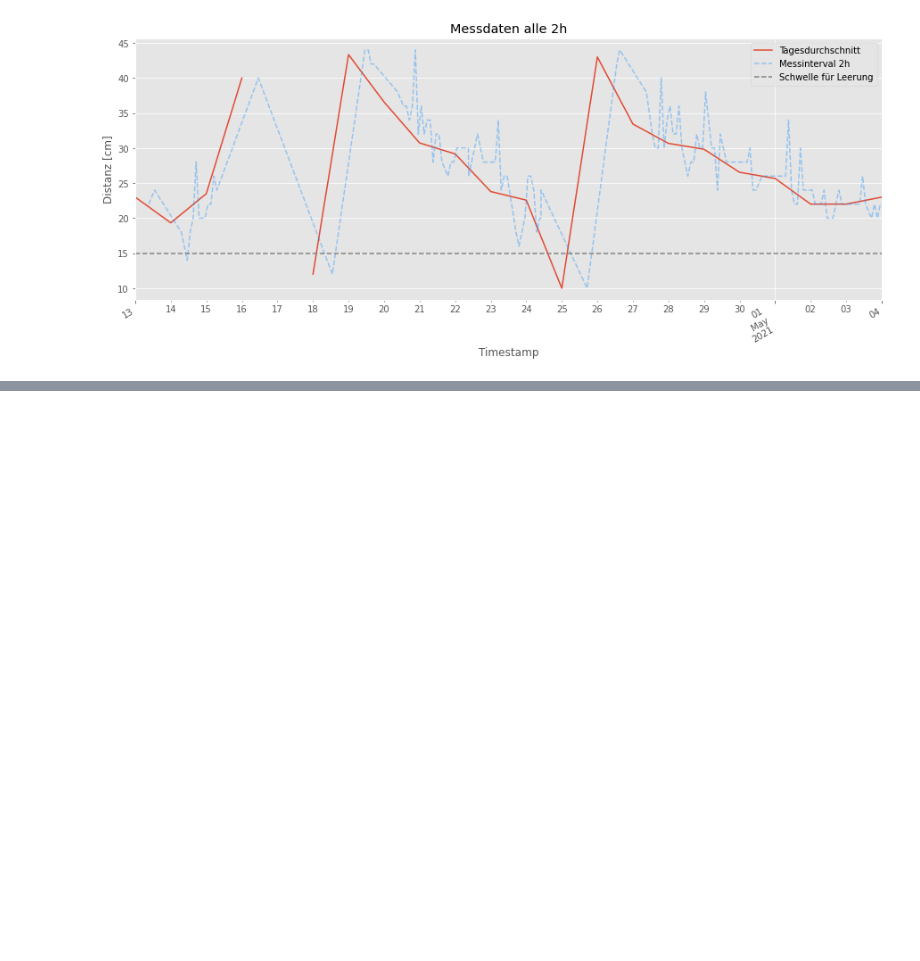
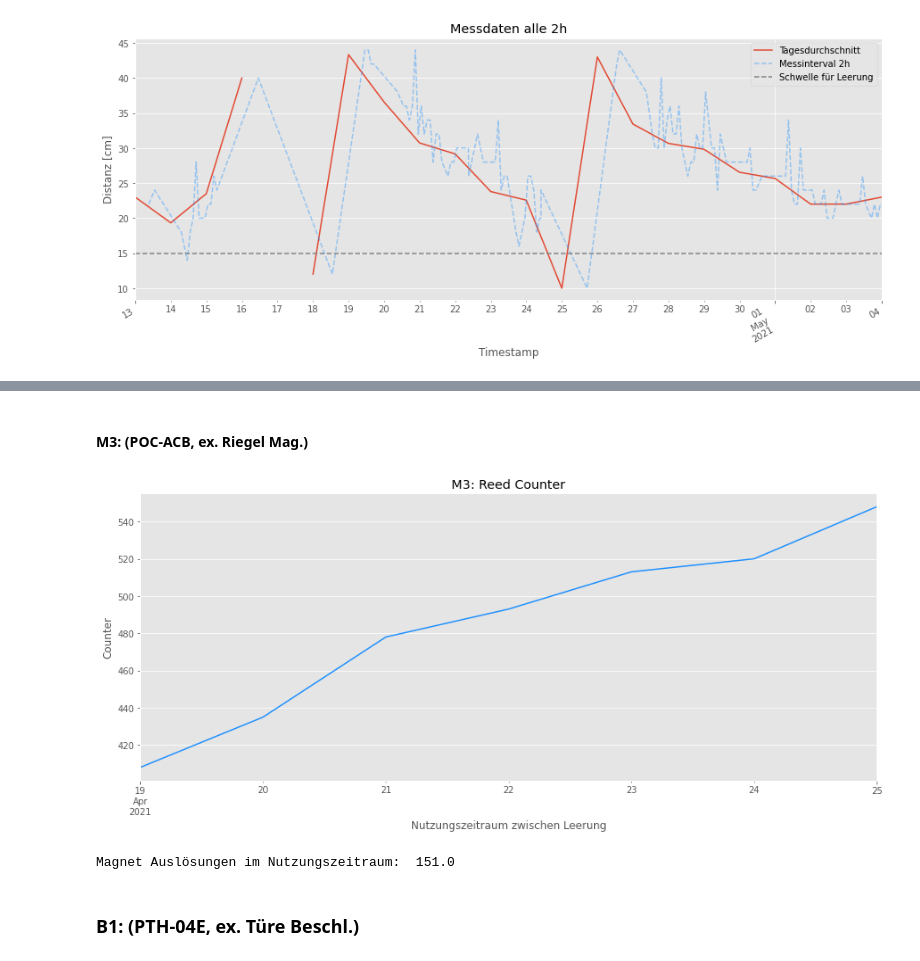
Before and after one commit to phyti1/ds_p4_kompotoi, a Jupyter notebook: Data_aquissation_sensoneo.ipynb, the cells around one changed output, grey strips where cells are left out. Cells and saved outputs as stored; diff of their text form; code cells hidden in the pictures; blank space fills up the shorter version.

```diff
--- a/Data_aquissation_sensoneo.ipynb
+++ b/Data_aquissation_sensoneo.ipynb
@@ -357,0 +448,22 @@ plt.show()
+# %% [markdown]
+#### M3: (POC-ACB, ex. Riegel Mag.)
+# %%
+# fast data cleaning, Sensor ID (M4) wählen und Zeitrum einschränken
+df_poc_m3 = df_poc[df_poc['deviceId'] == '2203ACB']
+df_poc_m3 = df_poc_m3[df_poc_m3['action'] == 'reed_counter']
+df_poc_m3 = df_poc_m3[['deviceId','action','counter']]
+# %%
+df_poc_m3['counter'].resample('D').max().plot(color='dodgerblue', figsize=(15,6), label='Reed Counter Magnet')
+plt.title('M3: Reed Counter')
+plt.ylabel('Counter')
+plt.xlabel('Nutzungszeitraum zwischen Leerung')
+plt.show()
+# %% [output]
+[figure, added]
+# %%
+counter_zeitfenster = df_poc_m3.iloc[0, 2] - df_poc_m3.iloc[-1, 2]
+print('Magnet Auslösungen im Nutzungszeitraum: ', counter_zeitfenster)
+# %% [output]
+Magnet Auslösungen im Nutzungszeitraum:  151.0
+# %% [markdown]
+### B1: (PTH-04E, ex. Türe Beschl.)
```
Also changed, not shown: parts of 17 cells of this notebook, 1 other file.
